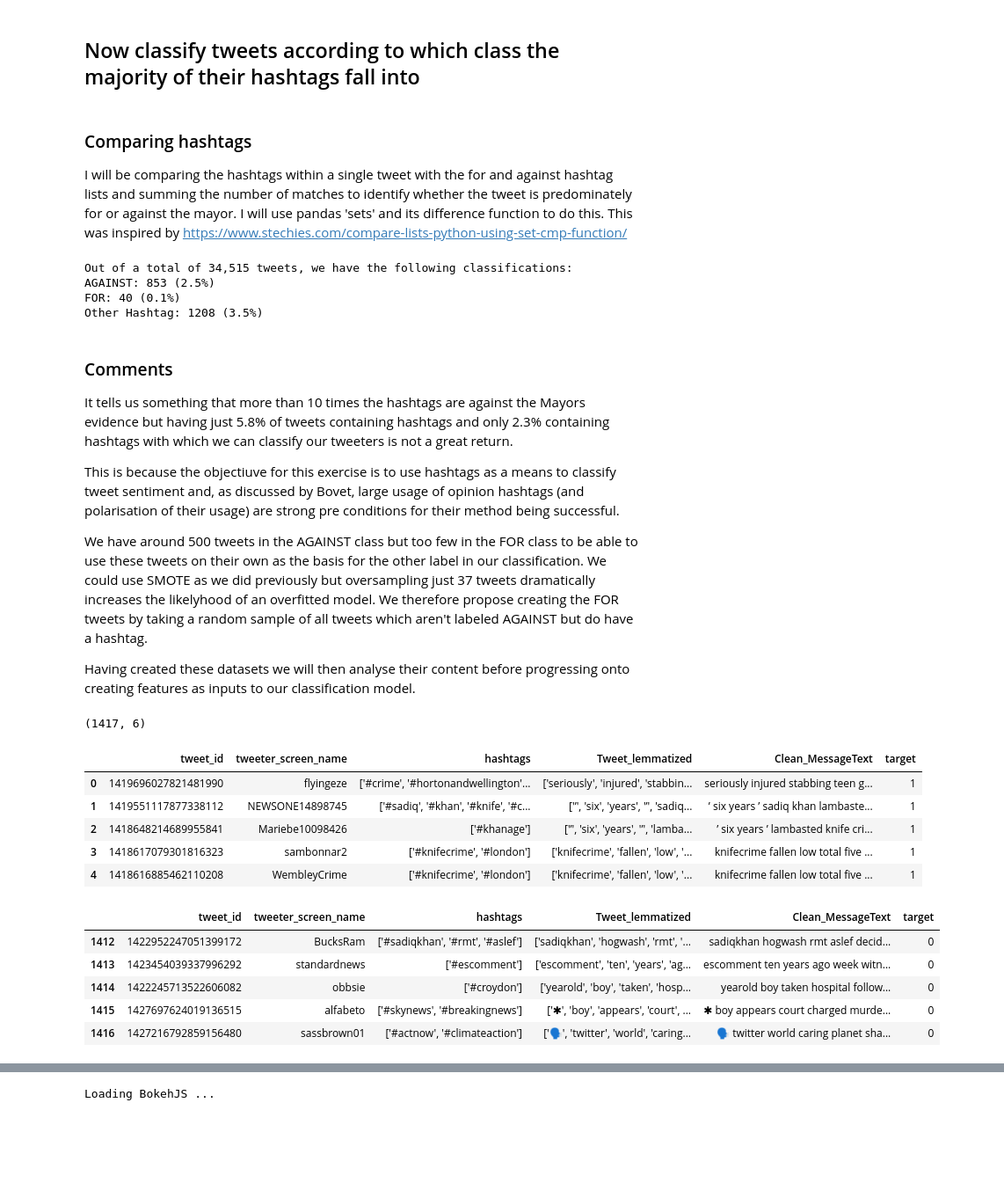
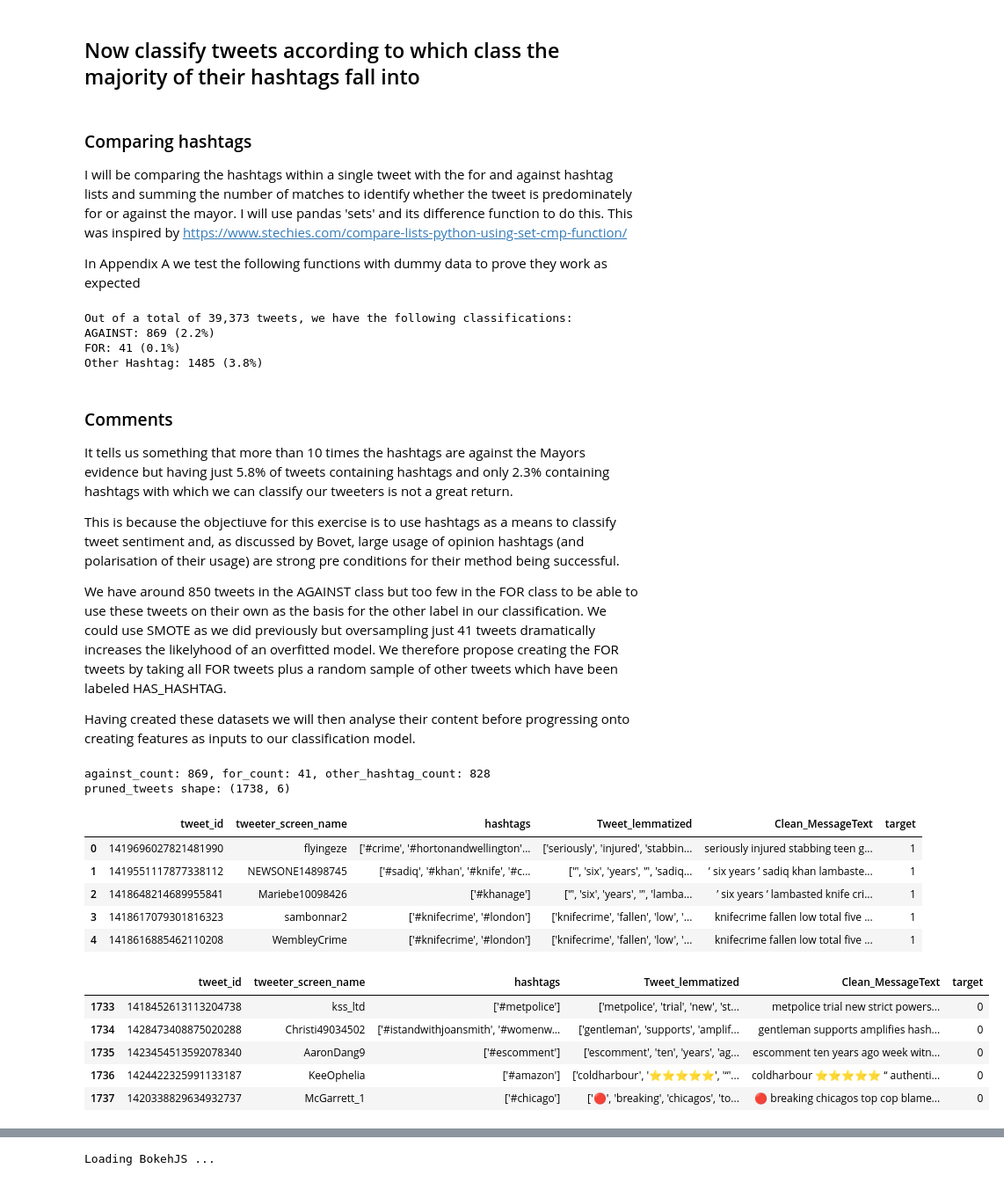
Before and after one commit to PhilMoura/Dissertation, a Jupyter notebook: 1_9 Label tweets based on hashtags and train classifier v0.1.ipynb, the cells around one changed output, grey strips where cells are left out. Shown at 88% size. Saved outputs shown, nothing was run; the diff lists cells and outputs as text; code cells hidden in the pictures; blank space fills up the shorter version.

```diff
--- a/1_9 Label tweets based on hashtags and train classifier v0.1.ipynb
+++ b/1_9 Label tweets based on hashtags and train classifier v0.1.ipynb
@@ -5,7 +34,8 @@ import numpy as np
 import matplotlib.pyplot as plt
 %matplotlib inline
 # %%
-all_tweets = pd.read_csv("./DataSources/TwitterData/cleaned_tweets_20210820.csv")
+all_tweets = pd.read_csv("./DataSources/TwitterData/cleaned_tweets_20210821.csv")
 print(all_tweets.shape)
-all_tweets.head()
+display(all_tweets.head())
+display(all_tweets.tail())
 # %% [output]
@@ -82,6 +119,8 @@ set_against = set(against_hashtags)
 # %% [markdown]
 ### Comparing hashtags
 I will be comparing the hashtags within a single tweet with the for and against hashtag lists and summing the number of matches to identify whether the tweet is predominately for or against the mayor. I will use pandas 'sets' and its difference function to do this. This was inspired by https://www.stechies.com/compare-lists-python-using-set-cmp-function/
+
+In Appendix A we test the following functions with dummy data to prove they work as expected
 # %%
 def string_to_list(my_str):
     delimiter = ","
@@ -134,52 +173,63 @@ print("Out of a total of {:,} tweets, we have the following classifications:\nAG
                                                                                                                                         for_count, for_pct,
                                                                                                                                         other_tag_count, other_tag_pct))
 # %% [output]
-Out of a total of 34,515 tweets, we have the following classifications:
-AGAINST: 853 (2.5%)
-FOR: 40 (0.1%)
-Other Hashtag: 1208 (3.5%)
+Out of a total of 39,373 tweets, we have the following classifications:
+AGAINST: 869 (2.2%)
+FOR: 41 (0.1%)
+Other Hashtag: 1485 (3.8%)
 # %% [markdown]
 ### Comments
 It tells us something that more than 10 times the hashtags are against the Mayors evidence but having just 5.8% of tweets containing hashtags and only 2.3% containing hashtags with which we can classify our tweeters is not a great return.
 
 This is because the objectiuve for this exercise is to use hashtags as a means to classify tweet sentiment and, as discussed by Bovet, large usage of opinion hashtags (and polarisation of their usage) are strong pre conditions for their method being successful.
 
-We have around 500 tweets in the AGAINST class but too few in the FOR class to be able to use these tweets on their own as the basis for the other label in our classification. We could use SMOTE as we did previously but oversampling just 37 tweets dramatically increases the likelyhood of an overfitted model. We therefore propose creating the FOR tweets by taking a random sample of all tweets which aren't labeled AGAINST but do have a hashtag.
+We have around 850 tweets in the AGAINST class but too few in the FOR class to be able to use these tweets on their own as the basis for the other label in our classification. We could use SMOTE as we did previously but oversampling just 41 tweets dramatically increases the likelyhood of an overfitted model. We therefore propose creating the FOR tweets by taking all FOR tweets plus a random sample of other tweets which have been labeled HAS_HASHTAG.
 
 Having created these datasets we will then analyse their content before progressing onto creating features as inputs to our classification model.
 # %%
 col_list = ['tweet_id',
            'tweeter_screen_name',
            'hashtags',
            'Tweet_lemmatized',
            'Clean_MessageText',
            'label']
 
 against_tweets = all_tweets[col_list][all_tweets.label == 'AGAINST']
 against_tweets['target'] = 1
-not_against_tweets = all_tweets[col_list][(all_tweets.label == 'FOR') | (all_tweets.label == 'HAS_HASHTAG')].sample(n=564)
+
+# get all FOR tweets
+for_tweets = all_tweets[col_list][all_tweets.label == 'FOR']
+# now fill up with other hashtags
+other_hashtag_count = against_count - for_count
+other_hashtag_tweets = all_tweets[col_list][all_tweets.label == 'HAS_HASHTAG'].sample(n=other_hashtag_count)
+
+frames = [for_tweets, other_hashtag_tweets]
+
+not_against_tweets = pd.concat(frames)
 not_against_tweets['target'] = 0
 
 pruned_tweets = pd.concat([against_tweets, not_against_tweets]).reset_index(drop=True)
 pruned_tweets.drop('label', axis=1, inplace=True)
 
-print(pruned_tweets.shape)
+print("against_count: {}, for_count: {}, other_hashtag_count: {}".format(against_count, for_count, other_hashtag_count))
+print("pruned_tweets shape: {}".format(pruned_tweets.shape))
 display(pruned_tweets.head())
 display(pruned_tweets.tail())
 # %% [output]
-(1417, 6)
+against_count: 869, for_count: 41, other_hashtag_count: 828
+pruned_tweets shape: (1738, 6)
 |  | tweet_id | tweeter_screen_name | hashtags | Tweet_lemmatized | Clean_MessageText | target |
 | 0 | 1419696027821481990 | flyingeze | ['#crime', '#hortonandwellington'... | ['seriously', 'injured', 'stabbin... | seriously injured stabbing teen g... | 1 |
 | 1 | 1419551117877338112 | NEWSONE14898745 | ['#sadiq', '#khan', '#knife', '#c... | ['’', 'six', 'years', '’', 'sadiq... | ’ six years ’ sadiq khan lambaste... | 1 |
 | 2 | 1418648214689955841 | Mariebe10098426 | ['#khanage'] | ['’', 'six', 'years', '’', 'lamba... | ’ six years ’ lambasted knife cri... | 1 |
 | 3 | 1418617079301816323 | sambonnar2 | ['#knifecrime', '#london'] | ['knifecrime', 'fallen', 'low', '... | knifecrime fallen low total five ... | 1 |
 | 4 | 1418616885462110208 | WembleyCrime | ['#knifecrime', '#london'] | ['knifecrime', 'fallen', 'low', '... | knifecrime fallen low total five ... | 1 |
 |  | tweet_id | tweeter_screen_name | hashtags | Tweet_lemmatized | Clean_MessageText | target |
-| 1412 | 1422952247051399172 | BucksRam | ['#sadiqkhan', '#rmt', '#aslef'] | ['sadiqkhan', 'hogwash', 'rmt', '... | sadiqkhan hogwash rmt aslef decid... | 0 |
-| 1413 | 1423454039337996292 | standardnews | ['#escomment'] | ['escomment', 'ten', 'years', 'ag... | escomment ten years ago week witn... | 0 |
-| 1414 | 1422245713522606082 | obbsie | ['#croydon'] | ['yearold', 'boy', 'taken', 'hosp... | yearold boy taken hospital follow... | 0 |
-| 1415 | 1427697624019136515 | alfabeto | ['#skynews', '#breakingnews'] | ['✱', 'boy', 'appears', 'court', ... | ✱ boy appears court charged murde... | 0 |
-| 1416 | 1427216792859156480 | sassbrown01 | ['#actnow', '#climateaction'] | ['🗣', 'twitter', 'world', 'caring... | 🗣 twitter world caring planet sha... | 0 |
+| 1733 | 1418452613113204738 | kss_ltd | ['#metpolice'] | ['metpolice', 'trial', 'new', 'st... | metpolice trial new strict powers... | 0 |
+| 1734 | 1428473408875020288 | Christi49034502 | ['#istandwithjoansmith', '#womenw... | ['gentleman', 'supports', 'amplif... | gentleman supports amplifies hash... | 0 |
+| 1735 | 1423454513592078340 | AaronDang9 | ['#escomment'] | ['escomment', 'ten', 'years', 'ag... | escomment ten years ago week witn... | 0 |
+| 1736 | 1424422325991133187 | KeeOphelia | ['#amazon'] | ['coldharbour', '⭐️⭐️⭐️⭐️⭐️', '“'... | coldharbour ⭐️⭐️⭐️⭐️⭐️ “ authenti... | 0 |
+| 1737 | 1420338829634932737 | McGarrett_1 | ['#chicago'] | ['🔴', 'breaking', 'chicagos', 'to... | 🔴 breaking chicagos top cop blame... | 0 |
 # %% [markdown]
 ### Comments
 Tweets with target = 0 should be tweets that aren't actively against the Mayor but the message text suggests otherwise and these tweets have be wrongly classified because classification is based on hashtags whereas these tweets don't contain hashtags and the sentiment is instead found within the message text itself.
```
Also changed, not shown: parts of 79 cells of this notebook, 5 other files.
